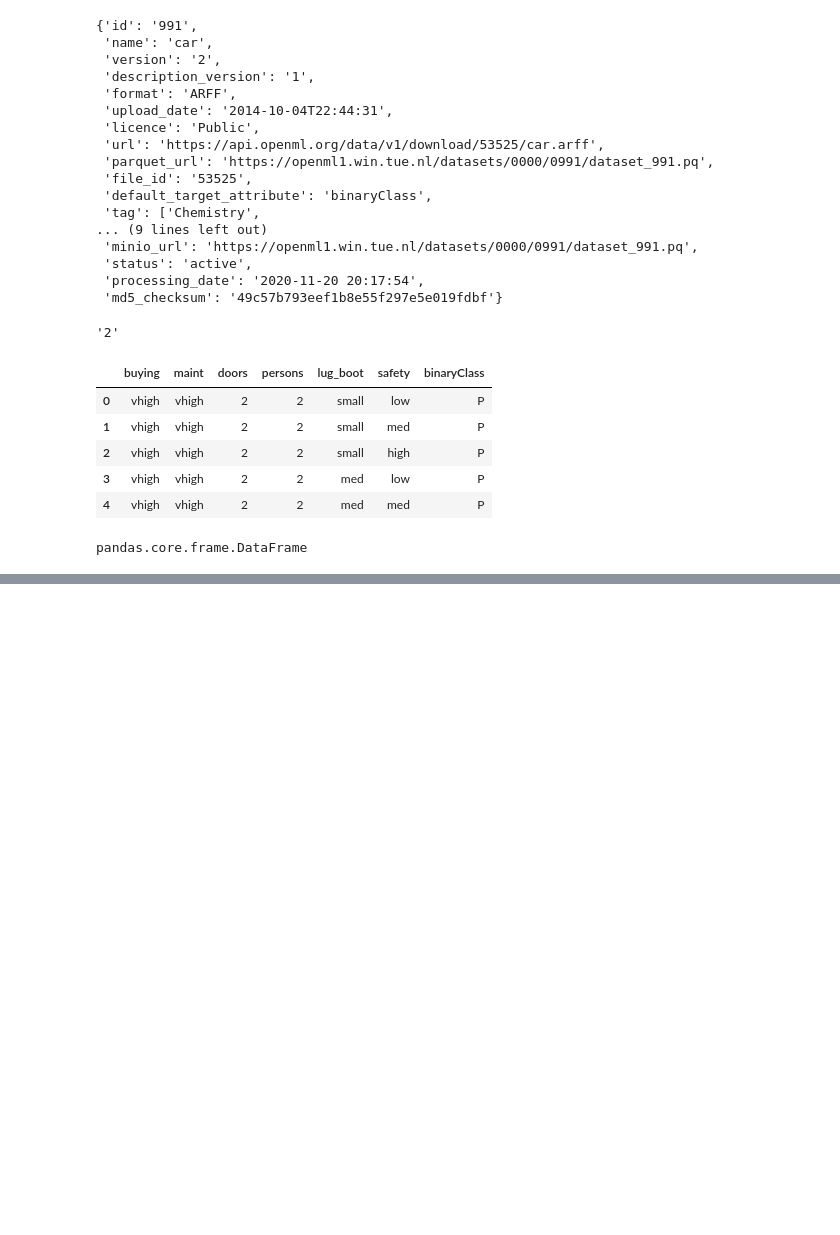
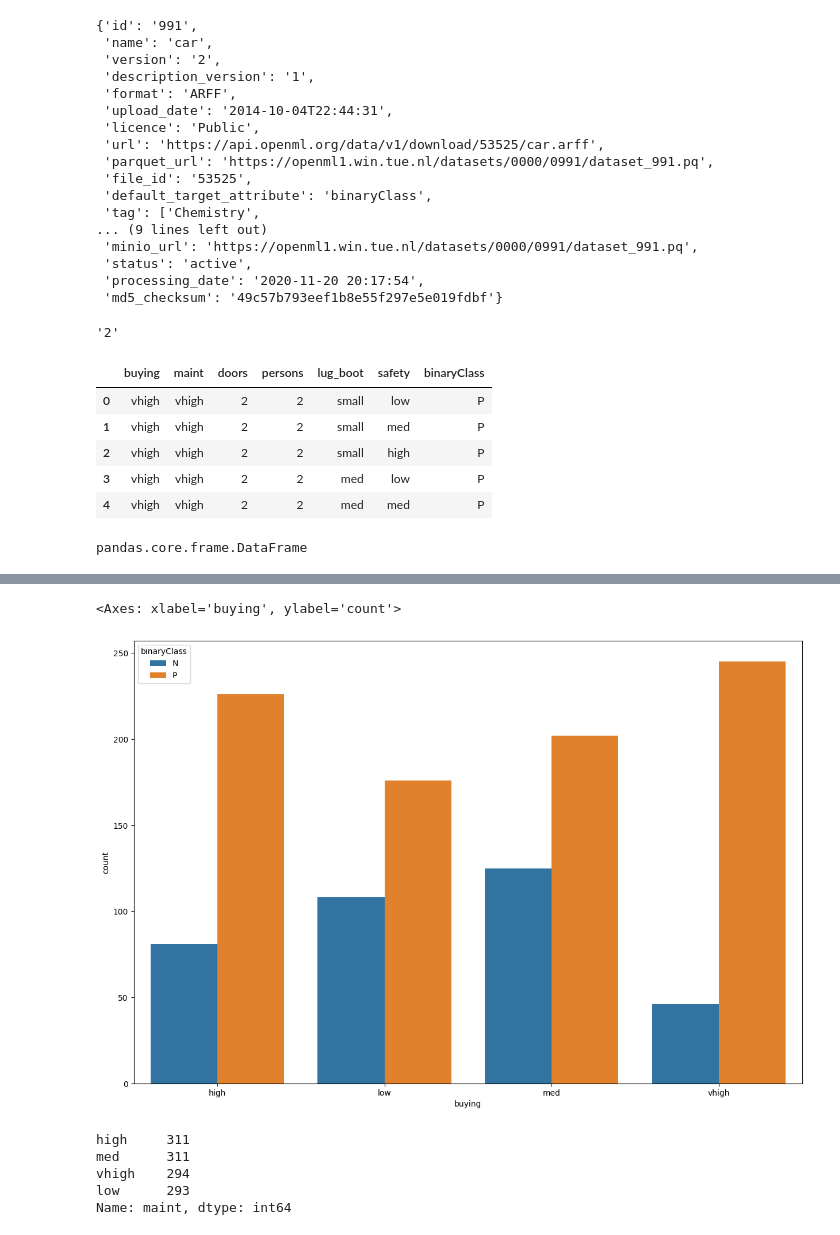
Before and after one commit to DEEPAK-RAMGIRI/AIML-LAB, a Jupyter notebook: LAB_008.ipynb, the cells around one changed output, grey strips where cells are left out. Drawn from its saved outputs; the diff is of its cells as text; code cells hidden in the pictures; blank space fills up the shorter version.

```diff
--- a/LAB_008.ipynb
+++ b/LAB_008.ipynb
@@ -50,0 +104,15 @@ pandas.core.frame.DataFrame
+# %%
+mt.figure(figsize=(15,10))
+sns.countplot(data=train_data,x='buying',hue="binaryClass")
+#According to graph we can decide to buy the car
+# %% [output]
+<Axes: xlabel='buying', ylabel='count'>
+[figure, added]
+# %%
+train_data['maint'].value_counts()
+# %% [output]
+high     311
+med      311
+vhigh    294
+low      293
+Name: maint, dtype: int64
```
Also changed, not shown: parts of 37 cells of this notebook.
